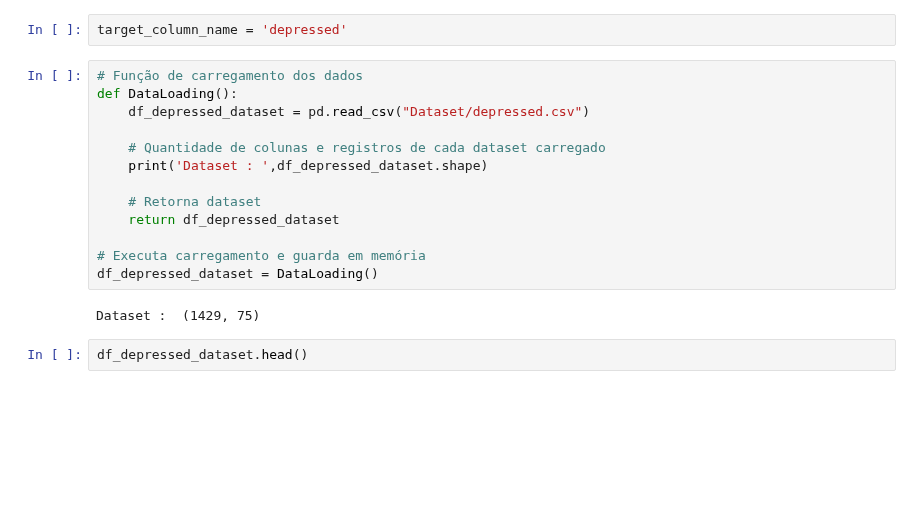
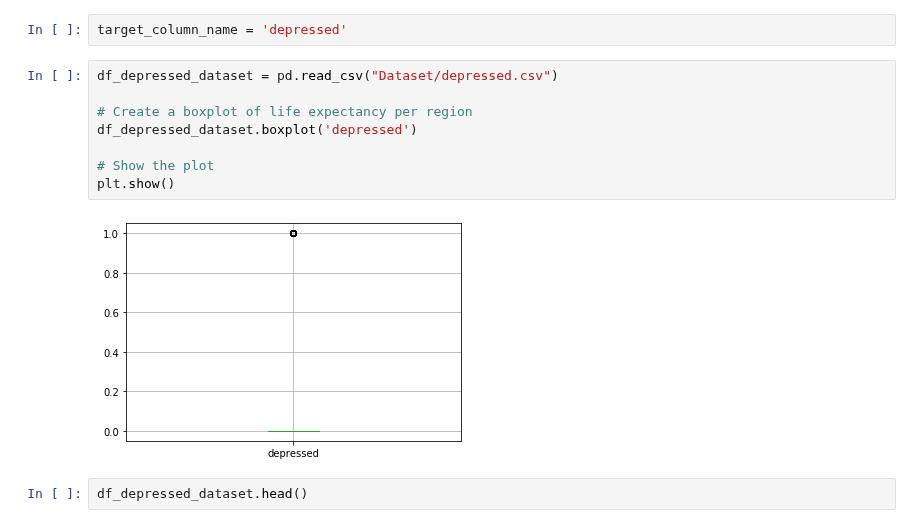
Before and after one commit to kaline/TrabalhoFinalML, a Jupyter notebook: dataset.ipynb, the cells around one changed output. Cells and saved outputs as stored; diff of their text form; blank space fills up the shorter version.

```diff
--- a/dataset.ipynb
+++ b/dataset.ipynb
@@ -141,20 +151,15 @@ for dirname, _, filenames in os.walk('/home/kaline/workspace/mestrado/TrabalhoFi
 # %%
 target_column_name = 'depressed'
-# %%
-# Função de carregamento dos dados
-def DataLoading():
-    df_depressed_dataset = pd.read_csv("Dataset/depressed.csv")
-
-    # Quantidade de colunas e registros de cada dataset carregado
-    print('Dataset : ',df_depressed_dataset.shape)
-
-    # Retorna dataset
-    return df_depressed_dataset
-
-# Executa carregamento e guarda em memória
-df_depressed_dataset = DataLoading()
-# %% [output]
-Dataset :  (1429, 75)
+# %%
+df_depressed_dataset = pd.read_csv("Dataset/depressed.csv")
+
+# Create a boxplot of life expectancy per region
+df_depressed_dataset.boxplot('depressed')
+
+# Show the plot
+plt.show()
+# %% [output]
+[figure, added]
 # %%
 df_depressed_dataset.head()
 # %% [output]
```
Also changed, not shown: parts of 29 cells of this notebook.
